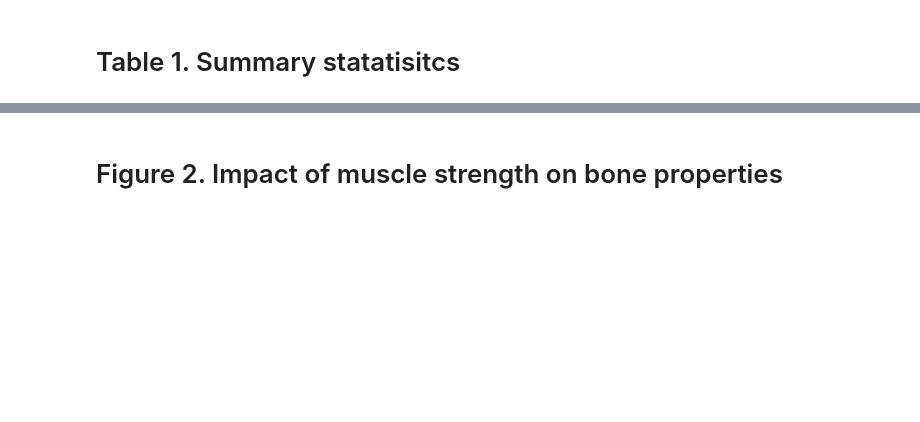
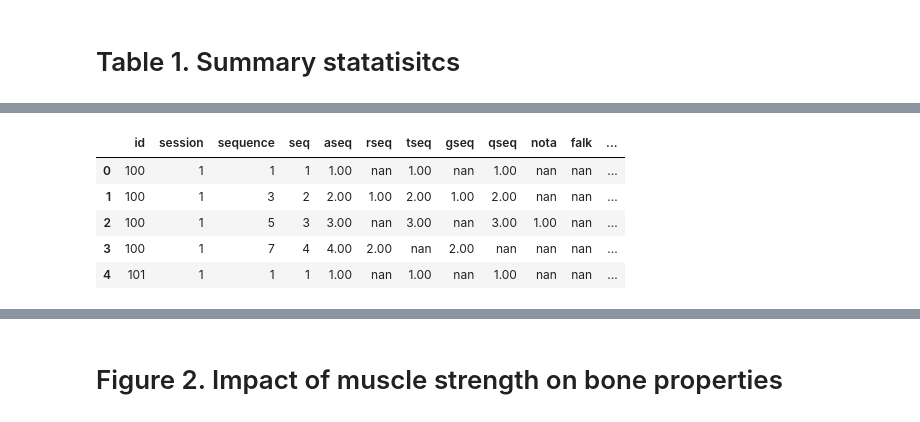
Before and after one commit to kmongeon/exercise_physiology, a Jupyter notebook: scripts/june2017_no_adjust.ipynb, the cells around one changed output, grey strips where cells are left out. Drawn from its saved outputs; the diff is of its cells as text; code cells hidden in the pictures; blank space fills up the shorter version.

```diff
--- a/scripts/june2017_no_adjust.ipynb
+++ b/scripts/june2017_no_adjust.ipynb
@@ -263,0 +270,9 @@ dtype: float64
+# %%
+de.head()
+# %% [output]
+|  | id | session | sequence | seq | aseq | rseq | tseq | gseq | qseq | nota | falk | ... |
+| 0 | 100 | 1 | 1 | 1 | 1.00 | nan | 1.00 | nan | 1.00 | nan | nan | ... |
+| 1 | 100 | 1 | 3 | 2 | 2.00 | 1.00 | 2.00 | 1.00 | 2.00 | nan | nan | ... |
+| 2 | 100 | 1 | 5 | 3 | 3.00 | nan | 3.00 | nan | 3.00 | 1.00 | nan | ... |
+| 3 | 100 | 1 | 7 | 4 | 4.00 | 2.00 | nan | 2.00 | nan | nan | nan | ... |
+| 4 | 101 | 1 | 1 | 1 | 1.00 | nan | 1.00 | nan | 1.00 | nan | nan | ... |
```
Also changed, not shown: parts of 29 cells of this notebook, 7 other files.
